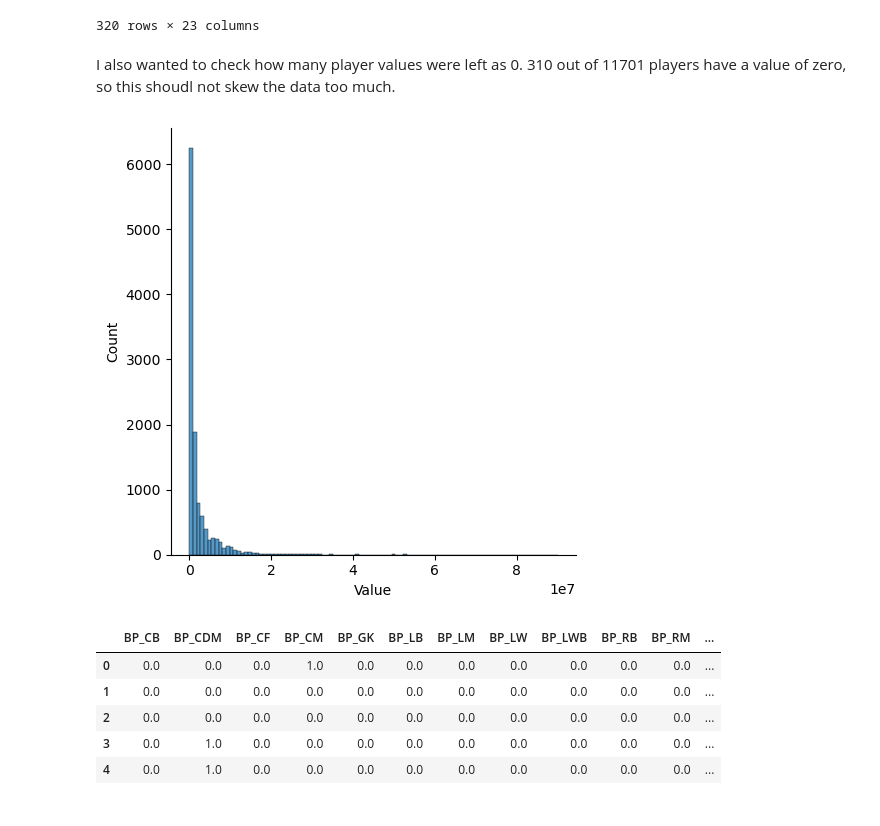
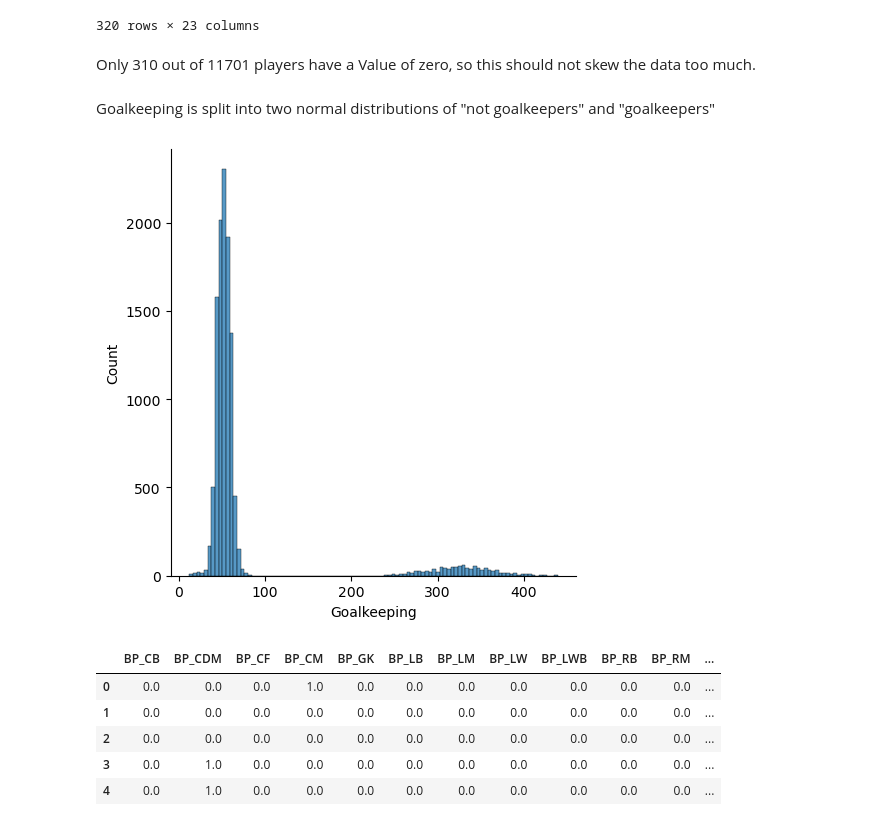
Before and after one commit to AGordon777/Fifa21, a Jupyter notebook: 2.01 FIFA 21 PROJECT.ipynb, the cells around one changed output. Drawn from its saved outputs; the diff is of its cells as text; code cells hidden in the pictures.

```diff
--- a/2.01 FIFA 21 PROJECT.ipynb
+++ b/2.01 FIFA 21 PROJECT.ipynb
@@ -365,13 +418,14 @@ numerical[numerical['Value']==0]
 | 11699 | 26 | 187.96 | 179 | 7 | 0.0 | 254 | 284 | 198 | 258 | 241 | ... |
 320 rows × 23 columns
 # %% [markdown]
-I also wanted to check how many player values were left as 0.
-310 out of 11701 players have a value of zero, so this shoudl not skew the data too much.
+Only 310 out of 11701 players have a Value of zero, so this should not skew the data too much.
+# %% [markdown]
+Goalkeeping is split into two normal distributions of "not goalkeepers" and "goalkeepers"
 # %%
-sns.displot(numerical['Value'], bins=100)
+sns.displot(numerical['Goalkeeping'], bins=100)
 plt.show()
 # %% [output]
-[figure, old version]
+[figure, new version]
 # %%
 from sklearn.preprocessing import OneHotEncoder
 
```
Also changed, not shown: parts of 31 cells of this notebook, 4 other files.
